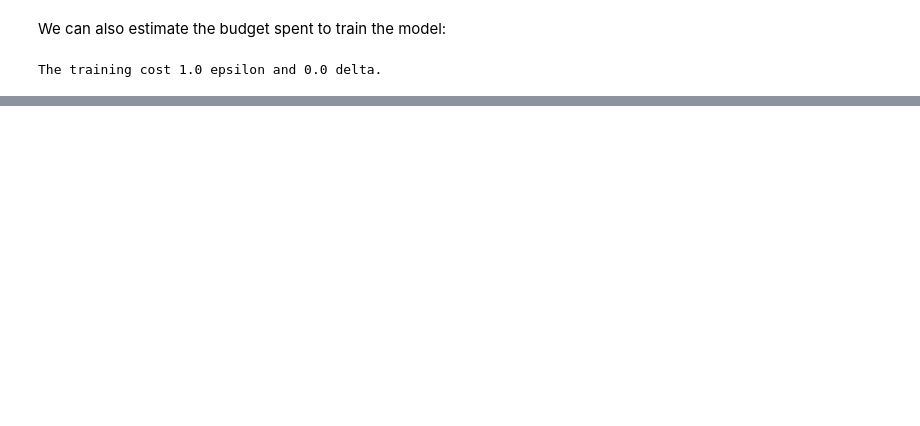
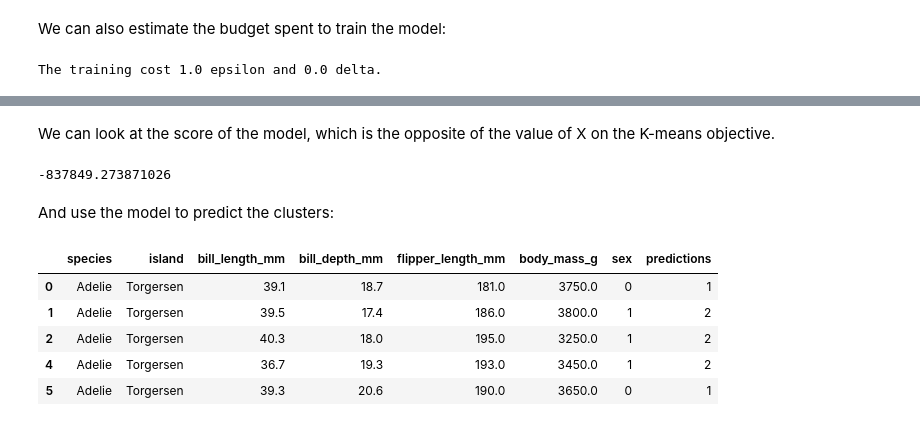
Before and after one commit to dscc-admin-ch/ESTP_DP_Course, a Jupyter notebook: DiffPrivLib.ipynb, the cells around one changed output, grey strips where cells are left out. Drawn from its saved outputs; the diff is of its cells as text; code cells hidden in the pictures; blank space fills up the shorter version.

```diff
--- a/DiffPrivLib.ipynb
+++ b/DiffPrivLib.ipynb
@@ -241,0 +304,5 @@ The training cost 1.0 epsilon and 0.0 delta.
+# %%
+kmeans_pipeline = Pipeline([
+    ('scaler', models.StandardScaler(epsilon = 0.5, bounds=dpl_bounds)),
+    ('kmeans', models.KMeans(n_clusters = N_CLUSTERS, epsilon = 5.0, bounds=([-3, -3, -3, -3, -3], [3, 3, 3, 3, 3]))),
+])
@@ -241,0 +311,7 @@ The training cost 1.0 epsilon and 0.0 delta.
+# %%
+# TODO: Fit the K-Mean pipeline
+#kmeans_pipeline = ...
+
+# Correction
+kmeans_pipeline = kmeans_pipeline.fit(feature_data)
+kmeans_pipeline
@@ -241,0 +329,8 @@ The training cost 1.0 epsilon and 0.0 delta.
+# %% [markdown]
+We can look at the score of the model, which is the opposite of the value of X on the K-means objective.
+# %%
+kmeans_pipeline.score(feature_data)
+# %% [output]
+-837849.273871026
+# %% [markdown]
+And use the model to predict the clusters:
@@ -241,0 +343,10 @@ The training cost 1.0 epsilon and 0.0 delta.
+# %%
+df["predictions"] = predictions
+df.head()
+# %% [output]
+|  | species | island | bill_length_mm | bill_depth_mm | flipper_length_mm | body_mass_g | sex | predictions |
+| 0 | Adelie | Torgersen | 39.1 | 18.7 | 181.0 | 3750.0 | 0 | 1 |
+| 1 | Adelie | Torgersen | 39.5 | 17.4 | 186.0 | 3800.0 | 1 | 2 |
+| 2 | Adelie | Torgersen | 40.3 | 18.0 | 195.0 | 3250.0 | 1 | 2 |
+| 4 | Adelie | Torgersen | 36.7 | 19.3 | 193.0 | 3450.0 | 1 | 2 |
+| 5 | Adelie | Torgersen | 39.3 | 20.6 | 190.0 | 3650.0 | 0 | 1 |
```
Also changed, not shown: parts of 39 cells of this notebook.
